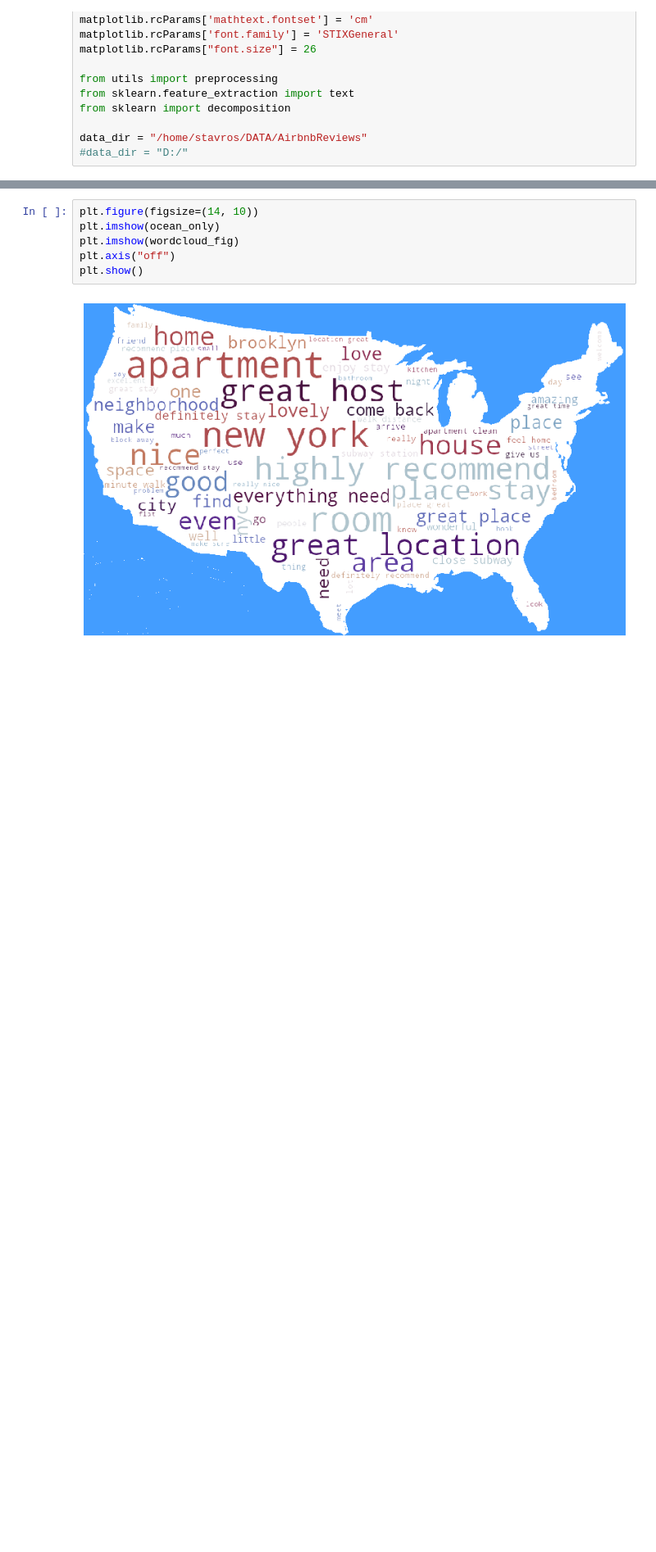
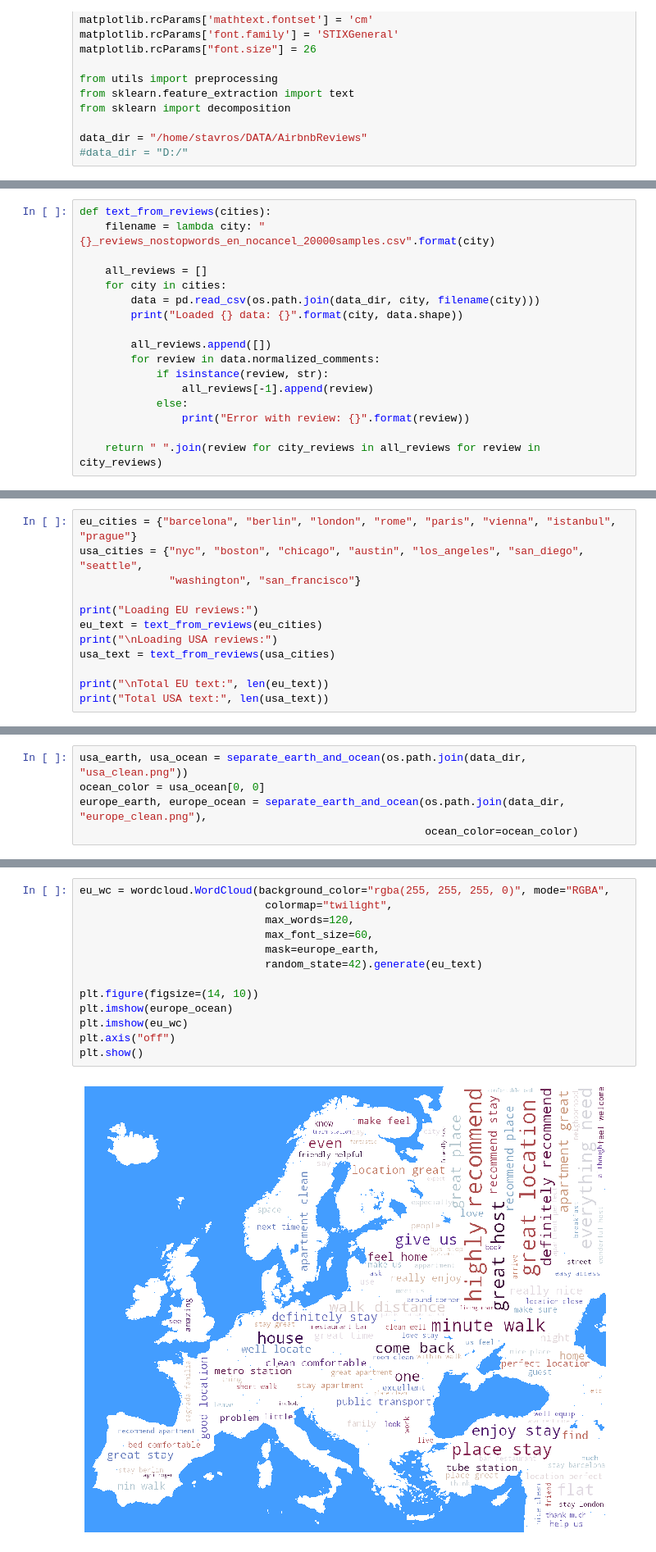
Before and after one commit to stavros11/Text-Classification, a Jupyter notebook: wordcloud.ipynb, the cells around one changed output, grey strips where cells are left out. Shown at 82% size. Cells and saved outputs as stored; diff of their text form; blank space fills up the shorter version.

Commit message:
Add many cities

```diff
--- a/wordcloud.ipynb
+++ b/wordcloud.ipynb
@@ -51,0 +21,17 @@ ocean_only[indx, indy] = 255 * np.ones(map_mask[indx, indy].shape)
+# %%
+def text_from_reviews(cities):
+    filename = lambda city: "{}_reviews_nostopwords_en_nocancel_20000samples.csv".format(city)
+
+    all_reviews = []
+    for city in cities:
+        data = pd.read_csv(os.path.join(data_dir, city, filename(city)))
+        print("Loaded {} data: {}".format(city, data.shape))
+
+        all_reviews.append([])
+        for review in data.normalized_comments:
+            if isinstance(review, str):
+                all_reviews[-1].append(review)
+            else:
+                print("Error with review: {}".format(review))
+
+    return " ".join(review for city_reviews in all_reviews for review in city_reviews)
@@ -51,0 +60,12 @@ ocean_only[indx, indy] = 255 * np.ones(map_mask[indx, indy].shape)
+# %%
+eu_cities = {"barcelona", "berlin", "london", "rome", "paris", "vienna", "istanbul", "prague"}
+usa_cities = {"nyc", "boston", "chicago", "austin", "los_angeles", "san_diego", "seattle",
+              "washington", "san_francisco"}
+
+print("Loading EU reviews:")
+eu_text = text_from_reviews(eu_cities)
+print("\nLoading USA reviews:")
+usa_text = text_from_reviews(usa_cities)
+
+print("\nTotal EU text:", len(eu_text))
+print("Total USA text:", len(usa_text))
@@ -52 +90,6 @@ ocean_only[indx, indy] = 255 * np.ones(map_mask[indx, indy].shape)
+# %%
+usa_earth, usa_ocean = separate_earth_and_ocean(os.path.join(data_dir, "usa_clean.png"))
+ocean_color = usa_ocean[0, 0]
+europe_earth, europe_ocean = separate_earth_and_ocean(os.path.join(data_dir, "europe_clean.png"),
+                                                      ocean_color=ocean_color)
 # %%
@@ -59,8 +110,15 @@ wordcloud_fig = wordcloud.WordCloud(background_color="rgba(255, 255, 255, 0)", m
 # %%
+eu_wc = wordcloud.WordCloud(background_color="rgba(255, 255, 255, 0)", mode="RGBA",
+                             colormap="twilight",
+                             max_words=120,
+                             max_font_size=60,
+                             mask=europe_earth,
+                             random_state=42).generate(eu_text)
+
 plt.figure(figsize=(14, 10))
-plt.imshow(ocean_only)
-plt.imshow(wordcloud_fig)
+plt.imshow(europe_ocean)
+plt.imshow(eu_wc)
 plt.axis("off")
 plt.show()
 # %% [output]
-[figure, old version]
+[figure, new version]
```
Also changed, not shown: parts of 7 cells of this notebook.
